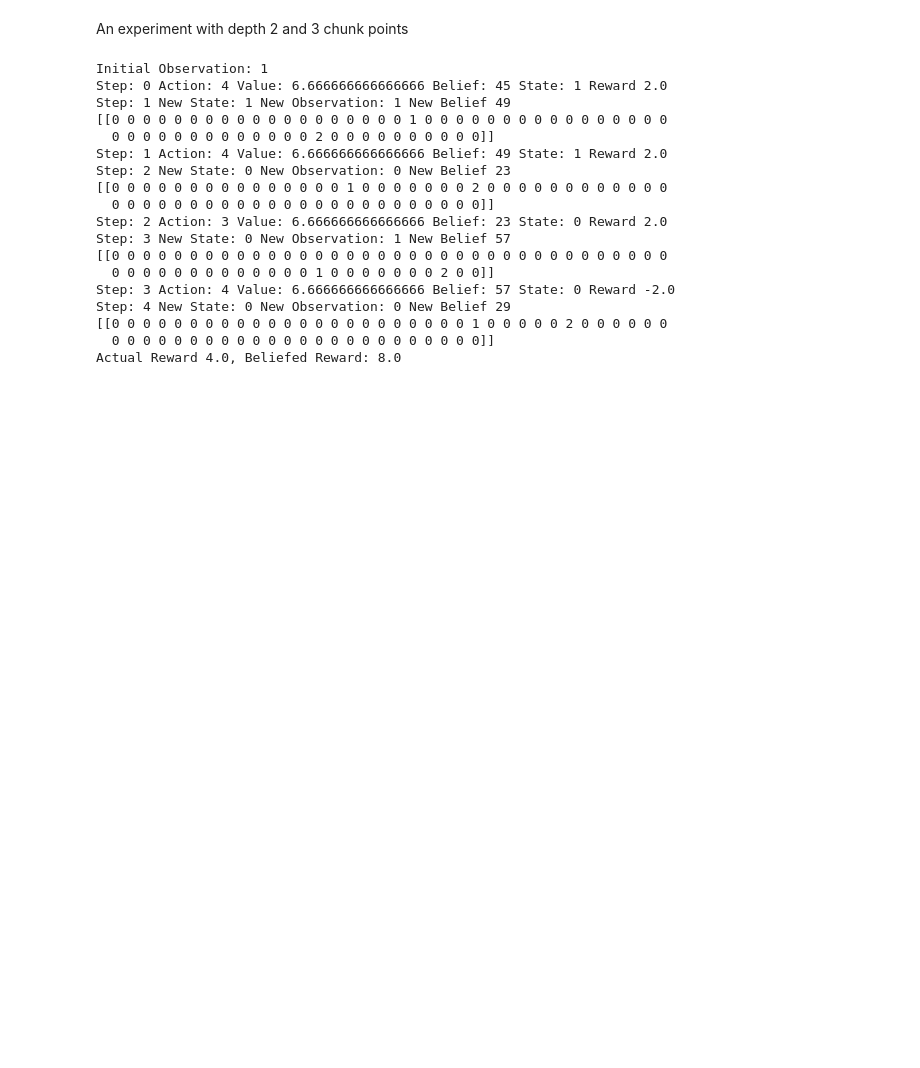
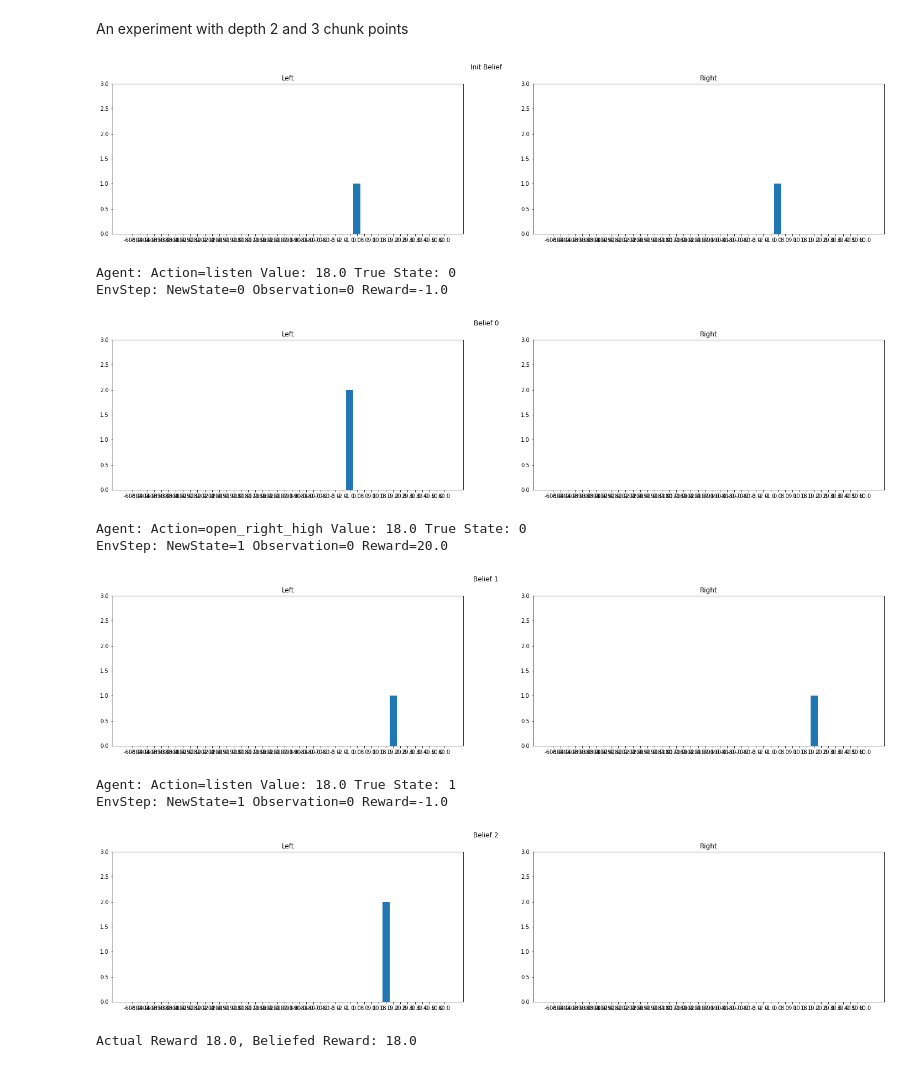
Before and after one commit to khinkafer/MO-RS-POMDP, a Jupyter notebook: simulation.ipynb, the cells around one changed output. Drawn from its saved outputs; the diff is of its cells as text; code cells hidden in the pictures; blank space fills up the shorter version.

Commit message:
added small visualatizition and fixed initial belief to be as unifrom as possible

```diff
--- a/simulation.ipynb
+++ b/simulation.ipynb
@@ -34,6 +35,25 @@ e.rewards[0,4]=e.rewards[1,3]=-200.
 make an instance of Bauerle and Rieder agent
 # %%
 ag=agent.Bauerle_Rieder_agent(environment=e, num_of_Mu_chunks=num_of_Mu_chunks,max_iterations=maximum_depth)
+# %%
+#TEMP VIS
+get_possible_s = lambda step : ag.generate_possible_wealths(np.unique(ag.env.rewards),ag.initial_wealth,ag.env.discount_factor,step)
+def vis_belief_state(belief,title="Belief"):
+    wealth = list(get_possible_s(maximum_depth))
+    fig, (ax1, ax2) = plt.subplots(1, 2,figsize=(25, 5))
+    fig.suptitle(title)
+    ax1.set_title("Left")
+    ax1.bar(list(np.arange(1,len(wealth)+1)), list(belief[0:len(wealth)]), width=1.0)
+    ax1.set_xticks(list(np.arange(1,len(wealth)+1)))
+    ax1.set_xticklabels([str(i) for i in wealth])
+    ax1.set_ylim(0,num_of_Mu_chunks+1)
+    ax2.set_title("Right")
+    ax2.bar(list(np.arange(1,len(wealth)+1)), list(belief[len(wealth):len(wealth)*2]), width=1.0)
+    ax2.set_xticks(list(np.arange(1,len(wealth)+1)))
+    ax2.set_xticklabels([str(i) for i in wealth])
+    ax2.set_ylim(0,num_of_Mu_chunks+1)
+    plt.show()
+    plt.close()
 # %%
 ag.pre_planning_paration(make_and_save_Mu=True,save_Mu2index_chunks=True)
 # %% [output]
@@ -58,50 +101,41 @@ We have two essential functions here: do_action() and update_agent()
 # %% [markdown]
 An experiment with depth 2 and 3 chunk points
 # %%
-get_possible_s = lambda step : ag.generate_possible_wealths(np.unique(ag.env.rewards),ag.initial_wealth,ag.env.discount_factor,step)
-
 num_to_act=dict(zip(list(e.actions.values()),list(e.actions.keys())))
 
 # reset the agent with random starting x and probability of P(y=0 and s=0)=1/3 and P(y=1 and s=0)=2/3
-init_observation = random.randint(0,1)
-print("Initial Observation:",init_observation)
-ag.reset(initiative_observation=init_observation)
-
+ag.reset()
 
 max_s = list(get_possible_s(maximum_depth))*2
 acc_reward = 0
 
+vis_belief_state(ag.current_internal_belief,title="Init Belief")
+
 for t in range(maximum_depth):
     action,value,belief=ag.do_action()
-    print("Step: {} Action: {} Value: {} Belief: {} State: {} ".format(ag.current_internal_timeStep,action,value,np.argmax(belief),e.current_state),end="")
-    t1,t2,new_state,last_reward,new_observation=e.step(num_to_act[action])
-    print("Reward {}".format(last_reward))
+    print("Agent: Action={} Value: {} True State: {} ".format(num_to_act[action],value,e.current_state))
 
-    acc_reward += last_reward
+    t1,t2,new_state,reward,new_observation=e.step(num_to_act[action])
+    print("EnvStep: NewState={} Observation={} Reward={}".format(new_state,new_observation,reward))
+
+    acc_reward += reward
 
     ag.update_agent(new_observation)
 
-    print('Step: {} New State: {} New Observation: {} New Belief {}'.format(ag.current_internal_timeStep,e.current_state,new_observation,np.argmax(ag.current_internal_belief)))
-    print(ag.current_internal_belief)
-
+    #print('Step: {} New State: {} New Observation: {} New Belief {}'.format(ag.current_internal_timeStep,e.current_state,new_observation,np.argmax(ag.current_internal_belief)))
+    #print(ag.current_internal_belief)
+    vis_belief_state(ag.current_internal_belief[0,:],title="Belief "+str(t))
 
 print("Actual Reward {}, Beliefed Reward: {}".format(acc_reward,max_s[np.argmax(ag.current_internal_belief)]))
 # %% [output]
+[figure, added]
-Initial Observation: 1
-Step: 0 Action: 4 Value: 6.666666666666666 Belief: 45 State: 1 Reward 2.0
-Step: 1 New State: 1 New Observation: 1 New Belief 49
-[[0 0 0 0 0 0 0 0 0 0 0 0 0 0 0 0 0 0 0 1 0 0 0 0 0 0 0 0 0 0 0 0 0 0 0 0
-  0 0 0 0 0 0 0 0 0 0 0 0 0 2 0 0 0 0 0 0 0 0 0 0]]
-Step: 1 Action: 4 Value: 6.666666666666666 Belief: 49 State: 1 Reward 2.0
-Step: 2 New State: 0 New Observation: 0 New Belief 23
-[[0 0 0 0 0 0 0 0 0 0 0 0 0 0 0 1 0 0 0 0 0 0 0 2 0 0 0 0 0 0 0 0 0 0 0 0
-  0 0 0 0 0 0 0 0 0 0 0 0 0 0 0 0 0 0 0 0 0 0 0 0]]
-Step: 2 Action: 3 Value: 6.666666666666666 Belief: 23 State: 0 Reward 2.0
-Step: 3 New State: 0 New Observation: 1 New Belief 57
-[[0 0 0 0 0 0 0 0 0 0 0 0 0 0 0 0 0 0 0 0 0 0 0 0 0 0 0 0 0 0 0 0 0 0 0 0
-  0 0 0 0 0 0 0 0 0 0 0 0 0 1 0 0 0 0 0 0 0 2 0 0]]
-Step: 3 Action: 4 Value: 6.666666666666666 Belief: 57 State: 0 Reward -2.0
-Step: 4 New State: 0 New Observation: 0 New Belief 29
-[[0 0 0 0 0 0 0 0 0 0 0 0 0 0 0 0 0 0 0 0 0 0 0 1 0 0 0 0 0 2 0 0 0 0 0 0
-  0 0 0 0 0 0 0 0 0 0 0 0 0 0 0 0 0 0 0 0 0 0 0 0]]
-Actual Reward 4.0, Beliefed Reward: 8.0
+Agent: Action=listen Value: 18.0 True State: 0
+EnvStep: NewState=0 Observation=0 Reward=-1.0
+[figure, added]
+Agent: Action=open_right_high Value: 18.0 True State: 0
+EnvStep: NewState=1 Observation=0 Reward=20.0
+[figure, added]
+Agent: Action=listen Value: 18.0 True State: 1
+EnvStep: NewState=1 Observation=0 Reward=-1.0
+[figure, added]
+Actual Reward 18.0, Beliefed Reward: 18.0
```
Also changed, not shown: parts of 13 cells of this notebook, 1 other file.
